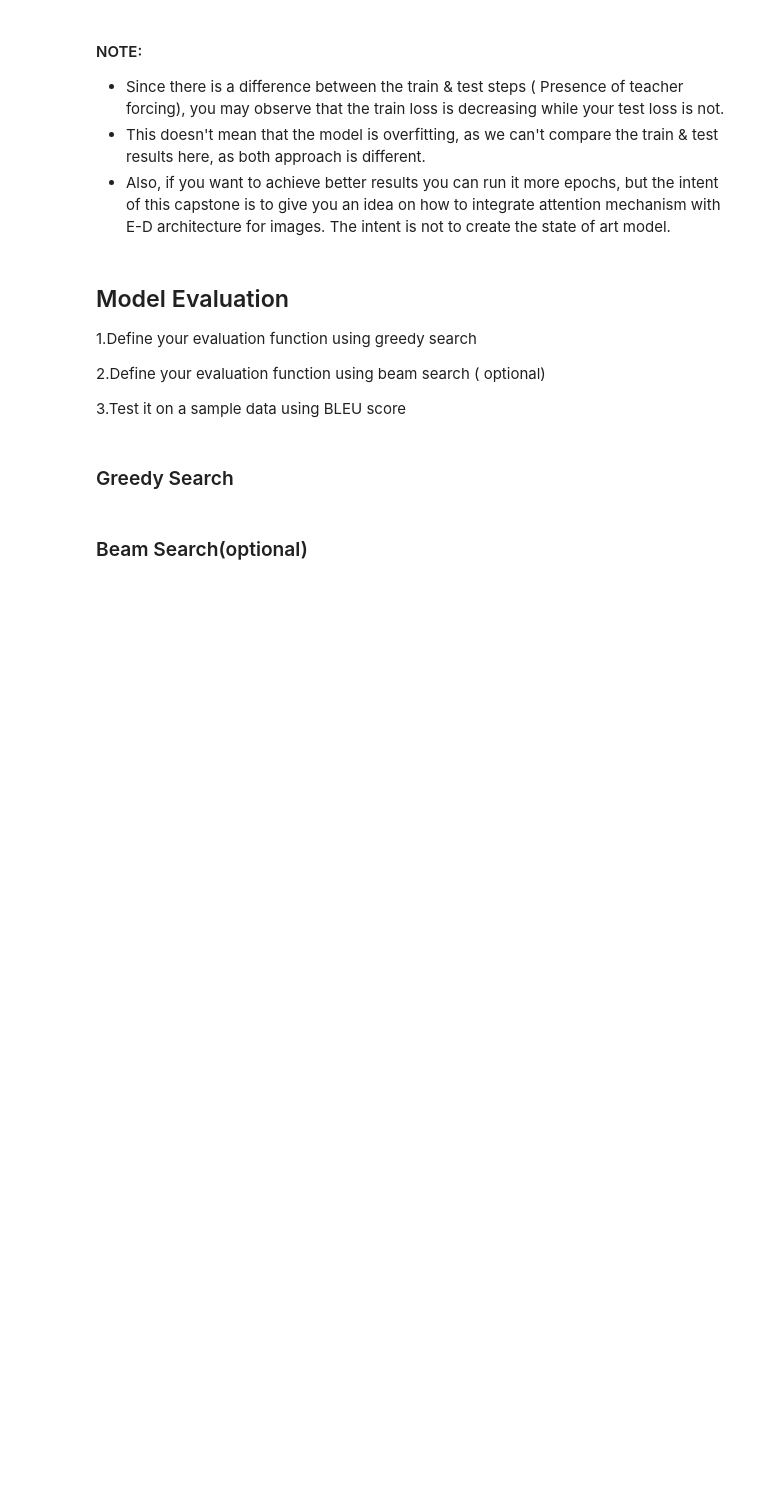
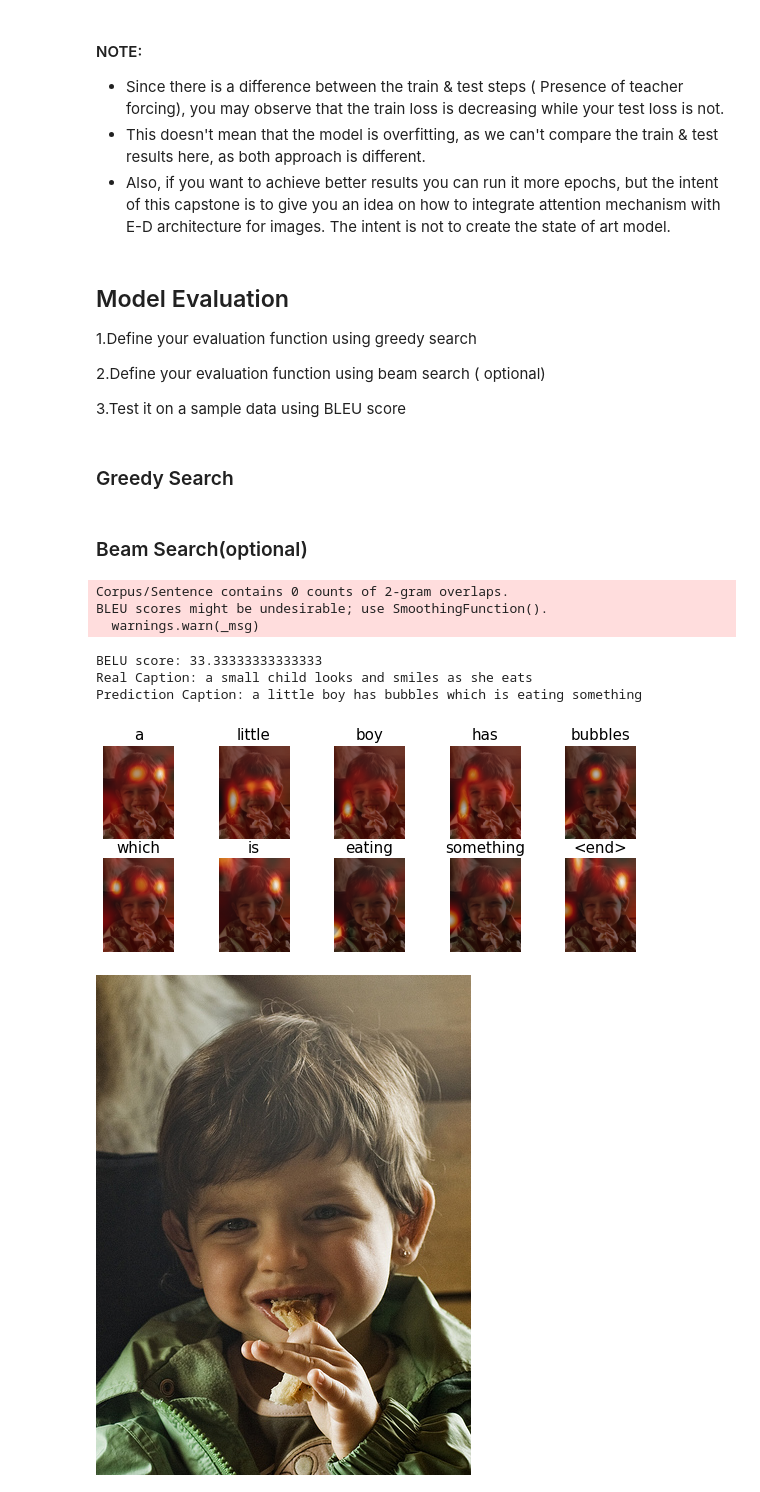
Before and after one commit to sumanjitmoshat/Attention-Model, a Jupyter notebook: Eye_for_blind_Starter_code.ipynb, the cells around one changed output. Drawn from its saved outputs; the diff is of its cells as text; code cells hidden in the pictures; blank space fills up the shorter version.

```diff
--- a/Eye_for_blind_Starter_code.ipynb
+++ b/Eye_for_blind_Starter_code.ipynb
@@ -309,7 +357,8 @@ image_features_extract_model = #build the final model using both input & output
 # %%
 #write your code here
 
-path_train, path_test, cap_train, cap_test = train_test_split( #your code goes here)
+path_train, path_test, cap_train, cap_test = train_test_split(all_img_vector,cap_vector,test_size=0.2,random_state=42)
+#your code goes here
 # %%
 print("Training data for images: " + str(len(path_train)))
 print("Testing data for images: " + str(len(path_test)))
@@ -360,11 +423,12 @@ test_num_steps = #len(total test images) // BATCH_SIZE
 class Encoder(Model):
     def __init__(self,embed_dim):
         super(Encoder, self).__init__()
-        self.dense = #build your Dense layer with relu activation
+        self.fc = layers.Dense(embed_dim)
+        self.dropout = layers.Dropout(0.5) #build your Dense layer with relu activation
 
     def call(self, features):
-        features =  # extract the features from the image shape: (batch, 8*8, embed_dim)
-
+        features = self.fc(features)
+        features = tf.nn.relu(features)  # extract the features from the image shape: (batch, 8*8, embed_dim)
         return features
 # %%
 encoder=Encoder(embedding_dim)
@@ -423,7 +532,7 @@ decoder=Decoder(embedding_dim, units, vocab_size)
 features=encoder(sample_img_batch)
 
 hidden = decoder.init_state(batch_size=sample_cap_batch.shape[0])
-dec_input = tf.expand_dims([tokenizer.word_index['<start>']] * sample_cap_batch.shape[0], 1)
+dec_input = tf.expand_dims([tokenizer_words.word_index['<start>']] * sample_cap_batch.shape[0], 1)
 
 predictions, hidden_out, attention_weights= decoder(dec_input, features, hidden)
 print('Feature shape from Encoder: {}'.format(features.shape)) #(batch, 8*8, embed_dim)
@@ -598,6 +854,26 @@ def plot_attmap(caption, weights, image):
     plt.show()
 # %%
 from nltk.translate.bleu_score import sentence_bleu
+# %%
+def plot_attmap(caption, weights, image):
+
+    fig = plt.figure(figsize=(10, 10))
+    temp_img = np.array(Image.open(image))
+
+    len_cap = len(caption)
+    for cap in range(len_cap):
+        weights_img = np.reshape(weights[cap], (8,8))
+        weights_img = np.array(Image.fromarray(weights_img).resize((224, 224), Image.LANCZOS))
+
+        ax = fig.add_subplot(len_cap//2, len_cap//2, cap+1)
+        ax.set_title(caption[cap], fontsize=15)
+
+        img=ax.imshow(temp_img)
+
+        ax.imshow(weights_img, cmap='gist_heat', alpha=0.6,extent=img.get_extent())
+        ax.axis('off')
+    plt.subplots_adjust(hspace=0.2, wspace=0.2)
+    plt.show()
 # %%
 def filt_text(text):
     filt=['<start>','<unk>','<end>']
@@ -608,32 +887,41 @@ def filt_text(text):
 # %%
-rid = np.random.randint(0, len(img_test))
-test_image = img_test[rid]
+rid = np.random.randint(0, len(path_test))
+test_image = path_test[rid]
 #test_image = './images/413231421_43833a11f5.jpg'
 #real_caption = '<start> black dog is digging in the snow <end>'
 
-real_caption = ' '.join([tokenizer.index_word[i] for i in cap_test[rid] if i not in [0]])
+real_caption = ' '.join([tokenizer_words.index_word[i] for i in cap_test[rid] if i not in [0]])
 result, attention_plot,pred_test = evaluate(test_image)
 
 
 real_caption=filt_text(real_caption)
 
 
 pred_caption=' '.join(result).rsplit(' ', 1)[0]
 
 real_appn = []
 real_appn.append(real_caption.split())
 reference = real_appn
 candidate = pred_caption.split()
 
-score = sentence_bleu(reference, candidate, weights=#set your weights)
+score = sentence_bleu(reference, candidate, weights=(0.5, 0.5, 0, 0))
 print(f"BELU score: {score*100}")
 
-print ('Real Caption:', real_caption)
-print ('Prediction Caption:', pred_caption)
+print('Real Caption:', real_caption)
+print('Prediction Caption:', pred_caption)
 plot_attmap(result, attention_plot, test_image)
 
 
 Image.open(test_image)
+# %% [output]
+Corpus/Sentence contains 0 counts of 2-gram overlaps.
+BLEU scores might be undesirable; use SmoothingFunction().
+  warnings.warn(_msg)
+BELU score: 33.33333333333333
+Real Caption: a small child looks and smiles as she eats
+Prediction Caption: a little boy has bubbles which is eating something
+[figure, added]
+[figure, added]
 # %%
 captions=beam_evaluate(test_image)
 print(captions)
```
Also changed, not shown: parts of 36 cells of this notebook.
